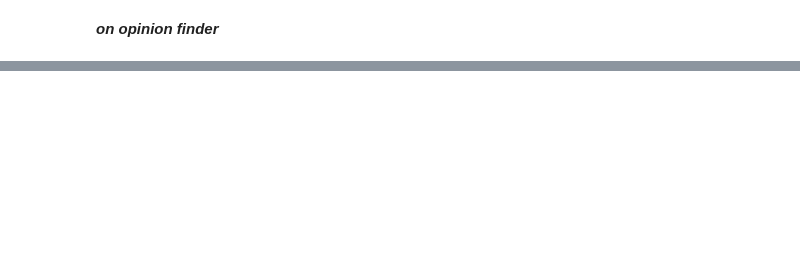
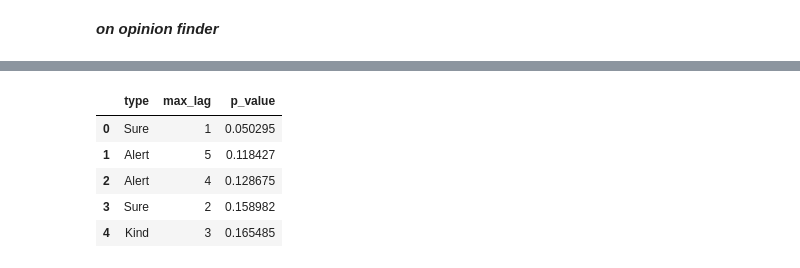
Before and after one commit to la83la/about_emotion, a Jupyter notebook: 3_Granger_Causality.ipynb, the cells around one changed output, grey strips where cells are left out. Drawn from its saved outputs; the diff is of its cells as text; code cells hidden in the pictures; blank space fills up the shorter version.

```diff
--- a/3_Granger_Causality.ipynb
+++ b/3_Granger_Causality.ipynb
@@ -305,0 +302,12 @@ parameter F test:         F=1.3135  , p=0.2774  , df_denom=66, df_num=3
+# %%
+# 2. Test if it have the predictive power on the change(delta) of DJIA
+print("OF on delta Change: ")
+lag_list2 = []
+p_list2 = []
+for lag in range(1, 10):
+    res2 = grangercausalitytests(combine_df[['delta', 'OF_transform']], maxlag=[lag])
+    lag_list2.append(lag)
+    p_list2.append(res2[lag][0]['ssr_ftest'][1]) # parameter: max_lag/0/f test/p_value
+
+OF_delta_df = pd.DataFrame({'max_lag':lag_list2, 'p_value':p_list2})
+OF_delta_df = OF_delta_df.sort_values(by='p_value', ascending=True).reset_index(drop=True)
@@ -308,8 +334,17 @@ parameter F test:         F=1.3135  , p=0.2774  , df_denom=66, df_num=3
 # %%
 GPOMS_cols = ['Calm', 'Kind', 'Happy', 'Alert', 'Sure','Vital']
 
-for col in GPOMS_cols:
-    print(f"{col} on adj close:")
-    res1 = grangercausalitytests(combine_df[['Today_close', col]], maxlag=[3])
-    print('-'*10 + '\n')
+print("GPOMS on Adj close: ")
+sent_types3 = []
+lag_list3 = []
+p_list3 = []
+for lag in range(1, 10):
+    for col in GPOMS_cols:
+        res3 = grangercausalitytests(combine_df[['Today_close', col]], maxlag=[lag])
+        sent_types3.append(col)
+        lag_list3.append(lag)
+        p_list3.append(res3[lag][0]['ssr_ftest'][1]) # parameter: max_lag/0/f test/p_value
+
+GPOMS_close_df = pd.DataFrame({'type':sent_types3, 'max_lag':lag_list3, 'p_value':p_list3})
+GPOMS_close_df = GPOMS_close_df.sort_values(by='p_value', ascending=True).reset_index(drop=True)
 # %% [output]
@@ -360,0 +420,9 @@ parameter F test:         F=1.4316  , p=0.2186  , df_denom=57, df_num=6
+# %%
+GPOMS_close_df.head()
+# %% [output]
+|  | type | max_lag | p_value |
+| 0 | Sure | 1 | 0.050295 |
+| 1 | Alert | 5 | 0.118427 |
+| 2 | Alert | 4 | 0.128675 |
+| 3 | Sure | 2 | 0.158982 |
+| 4 | Kind | 3 | 0.165485 |
```
Also changed, not shown: parts of 10 cells of this notebook, 2 other files.
